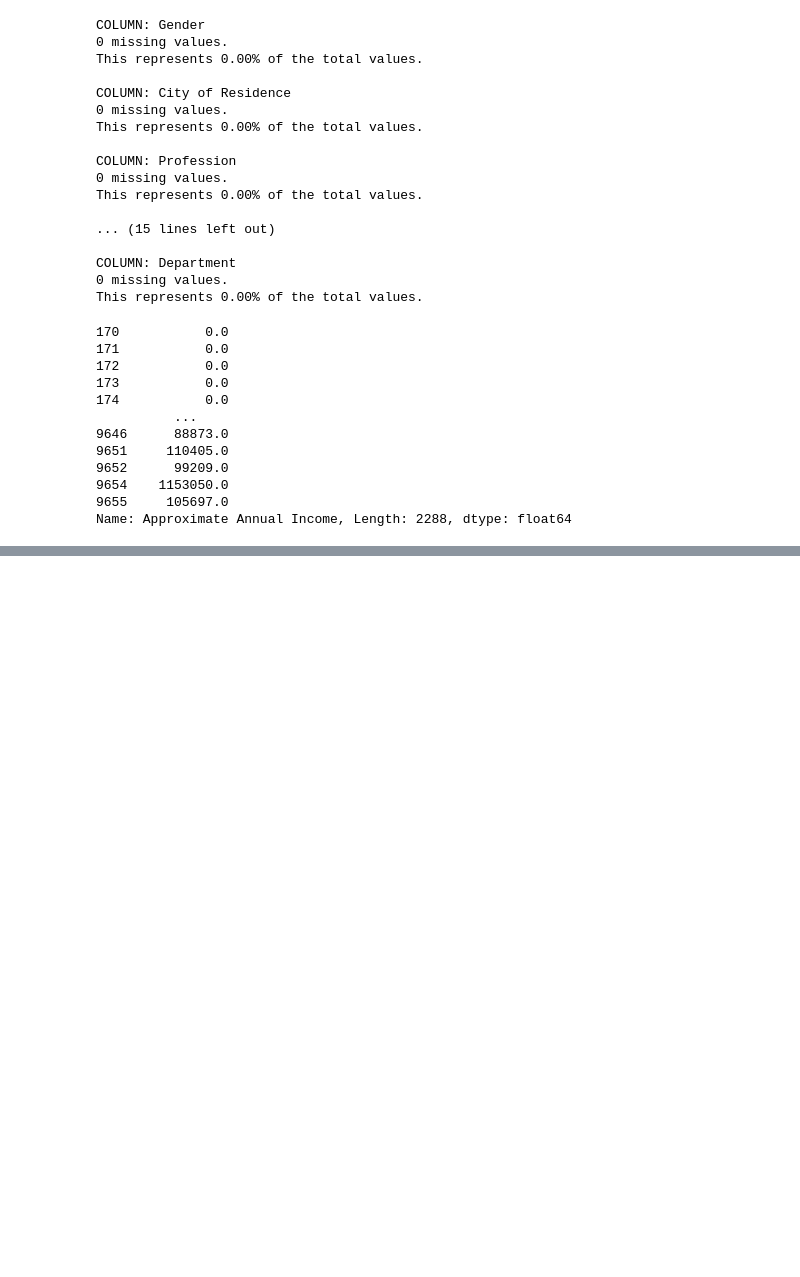
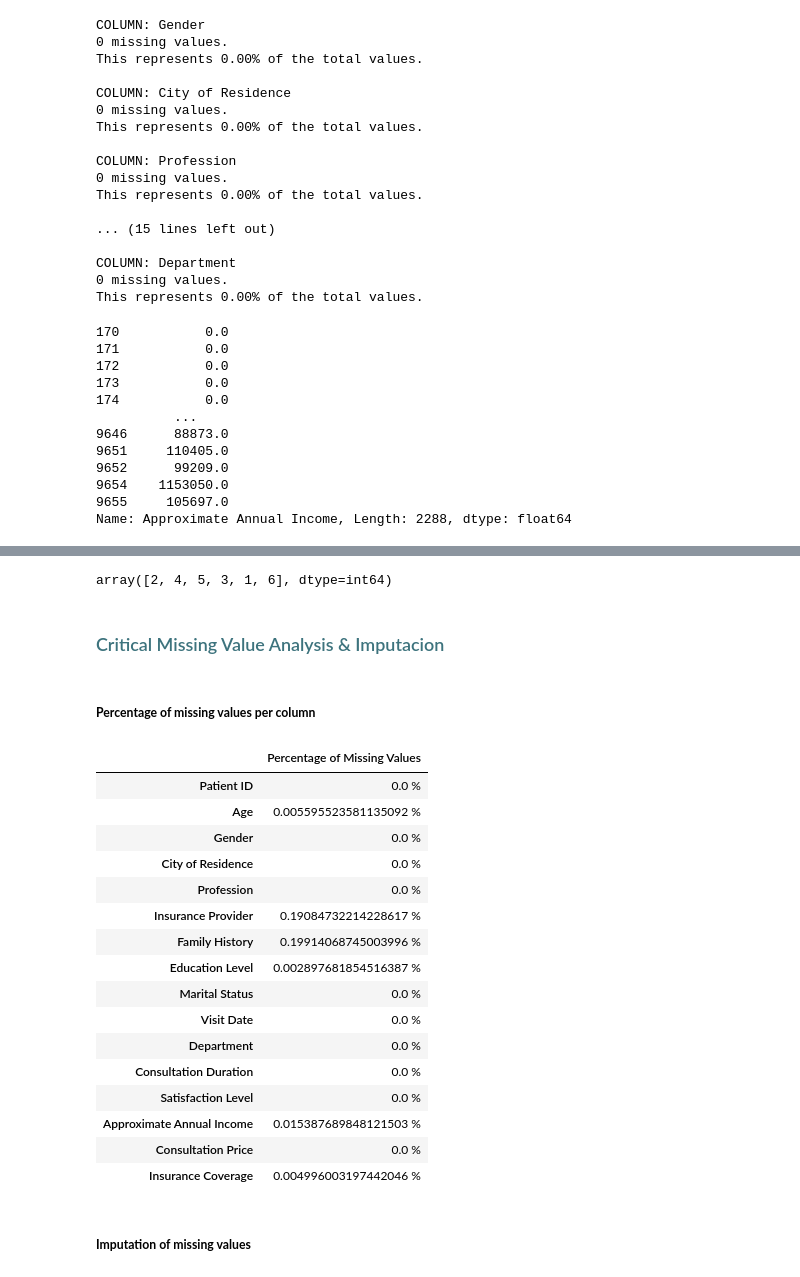
Before and after one commit to gugaffranco/datapreprocessing, a Jupyter notebook: G08 - Code.ipynb, the cells around one changed output, grey strips where cells are left out. Drawn from its saved outputs; the diff is of its cells as text; code cells hidden in the pictures; blank space fills up the shorter version.

```diff
--- a/G08 - Code.ipynb
+++ b/G08 - Code.ipynb
@@ -154,0 +208,31 @@ Name: Approximate Annual Income, Length: 2288, dtype: float64
+# %%
+project_data["Satisfaction Level"].unique()
+# %% [output]
+array([2, 4, 5, 3, 1, 6], dtype=int64)
+# %% [markdown]
+<h3 style = "color : #3D737D;">Critical Missing Value Analysis & Imputacion</h3>
+# %% [markdown]
+##### **Percentage of missing values per column**
+# %%
+p_of_m_v = pd.DataFrame(data = [str(project_data[column].isna().sum()/len(project_data[column]))+" %" for column in project_data.columns] , index = project_data.columns, columns = ["Percentage of Missing Values"])
+p_of_m_v
+# %% [output]
+|  | Percentage of Missing Values |
+| Patient ID | 0.0 % |
+| Age | 0.005595523581135092 % |
+| Gender | 0.0 % |
+| City of Residence | 0.0 % |
+| Profession | 0.0 % |
+| Insurance Provider | 0.19084732214228617 % |
+| Family History | 0.19914068745003996 % |
+| Education Level | 0.002897681854516387 % |
+| Marital Status | 0.0 % |
+| Visit Date | 0.0 % |
+| Department | 0.0 % |
+| Consultation Duration | 0.0 % |
+| Satisfaction Level | 0.0 % |
+| Approximate Annual Income | 0.015387689848121503 % |
+| Consultation Price | 0.0 % |
+| Insurance Coverage | 0.004996003197442046 % |
+# %% [markdown]
+##### **Imputation of missing values**
```
Also changed, not shown: parts of 15 cells of this notebook.
